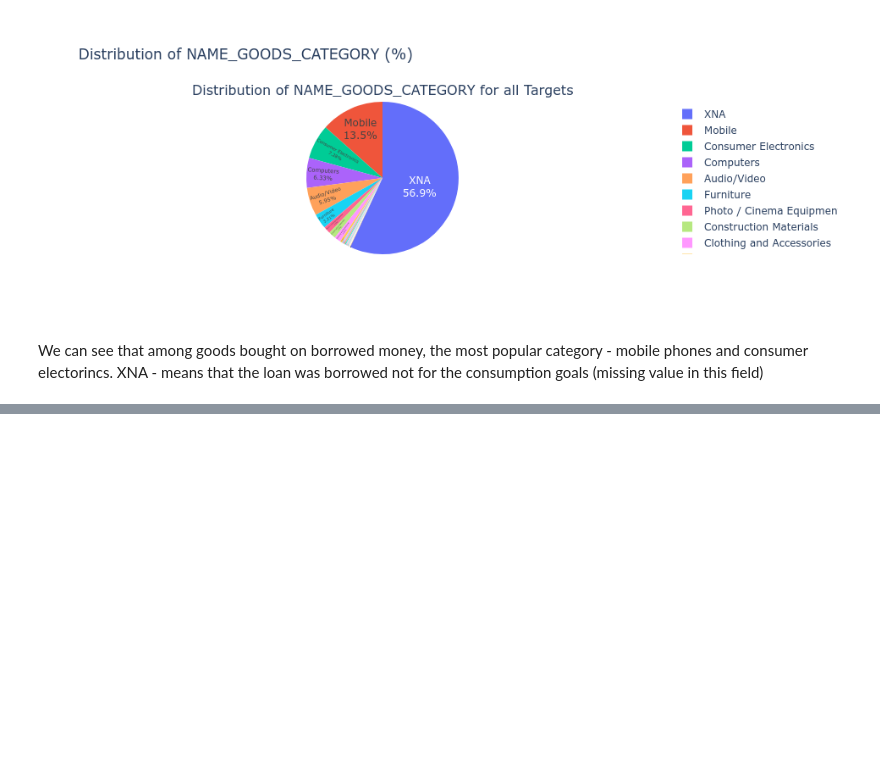
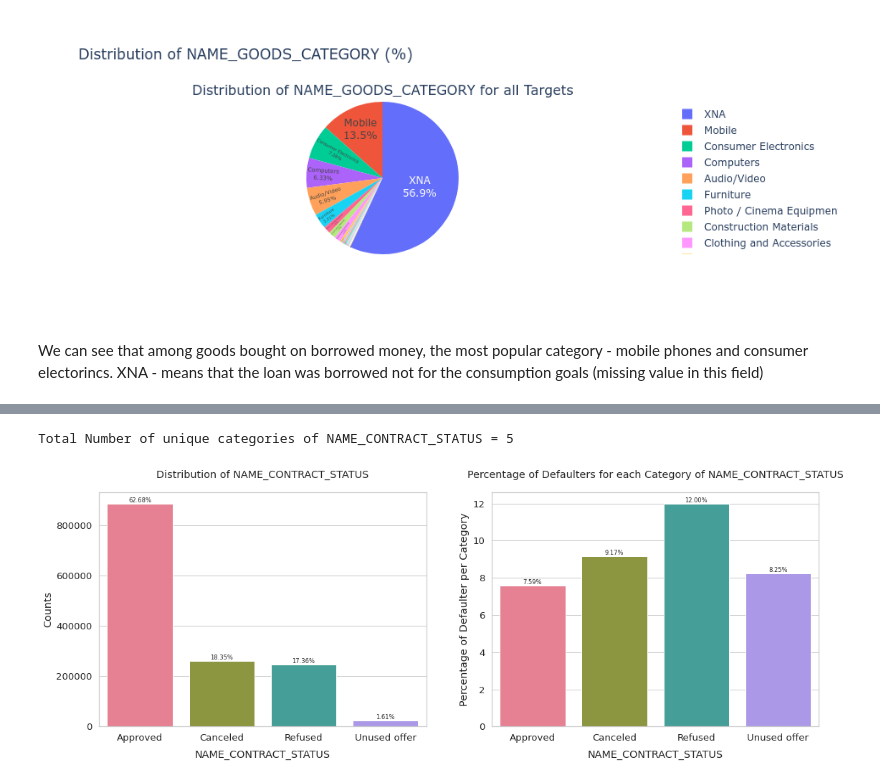
Before and after one commit to stanislavlia/msds_cred_scoring, a Jupyter notebook: EDA.ipynb, the cells around one changed output, grey strips where cells are left out. Saved outputs shown, nothing was run; the diff lists cells and outputs as text; code cells hidden in the pictures; blank space fills up the shorter version.

```diff
--- a/EDA.ipynb
+++ b/EDA.ipynb
@@ -799,0 +828,5 @@ XNA - means that the loan was borrowed not for the consumption goals (missing va
+# %%
+plot_categorical_variables_bar(prev_application_defaults_df, "NAME_CONTRACT_STATUS", plot_defaulter=True)
+# %% [output]
+Total Number of unique categories of NAME_CONTRACT_STATUS = 5
+[figure, added]
```
Also changed, not shown: parts of 22 cells of this notebook.
